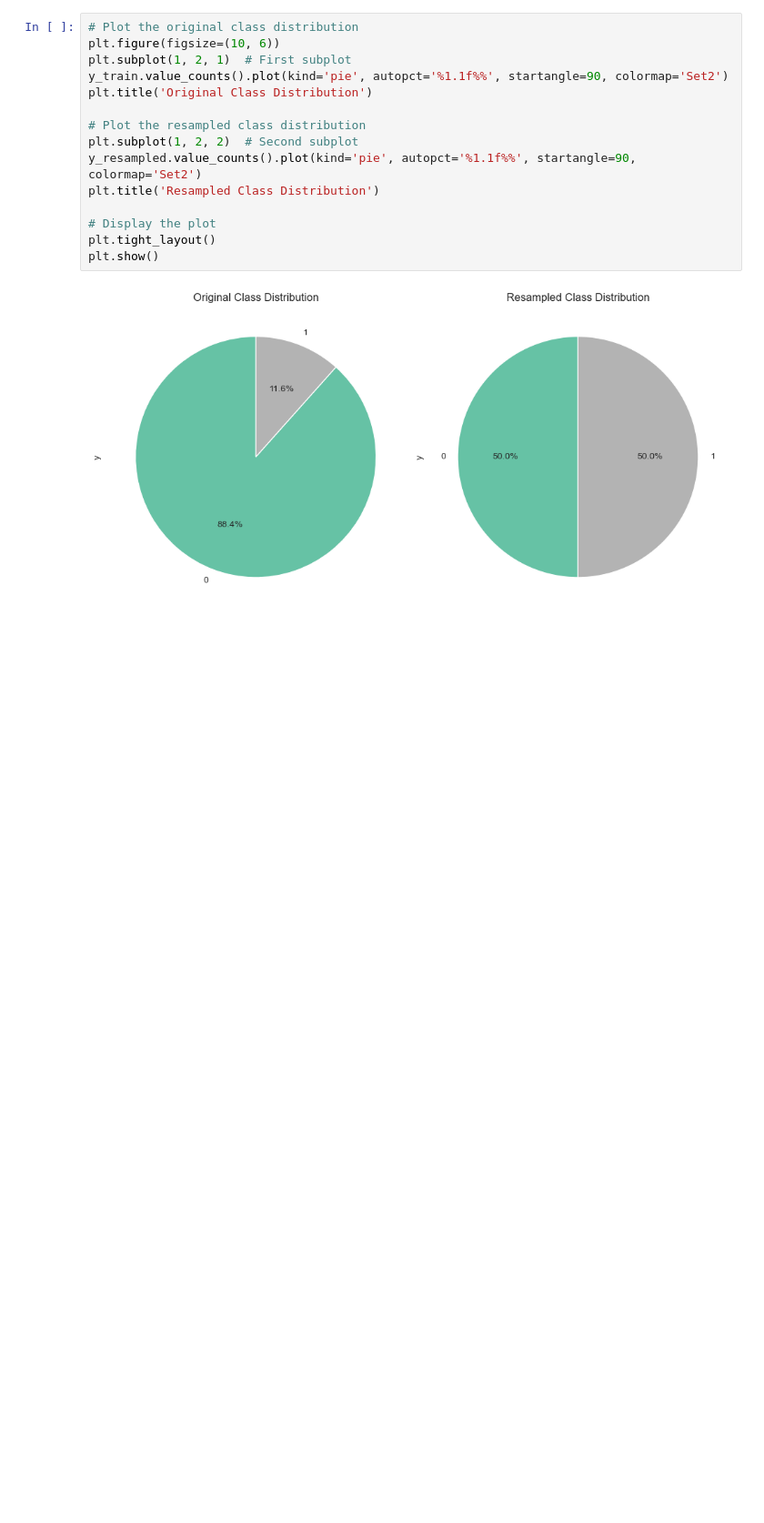
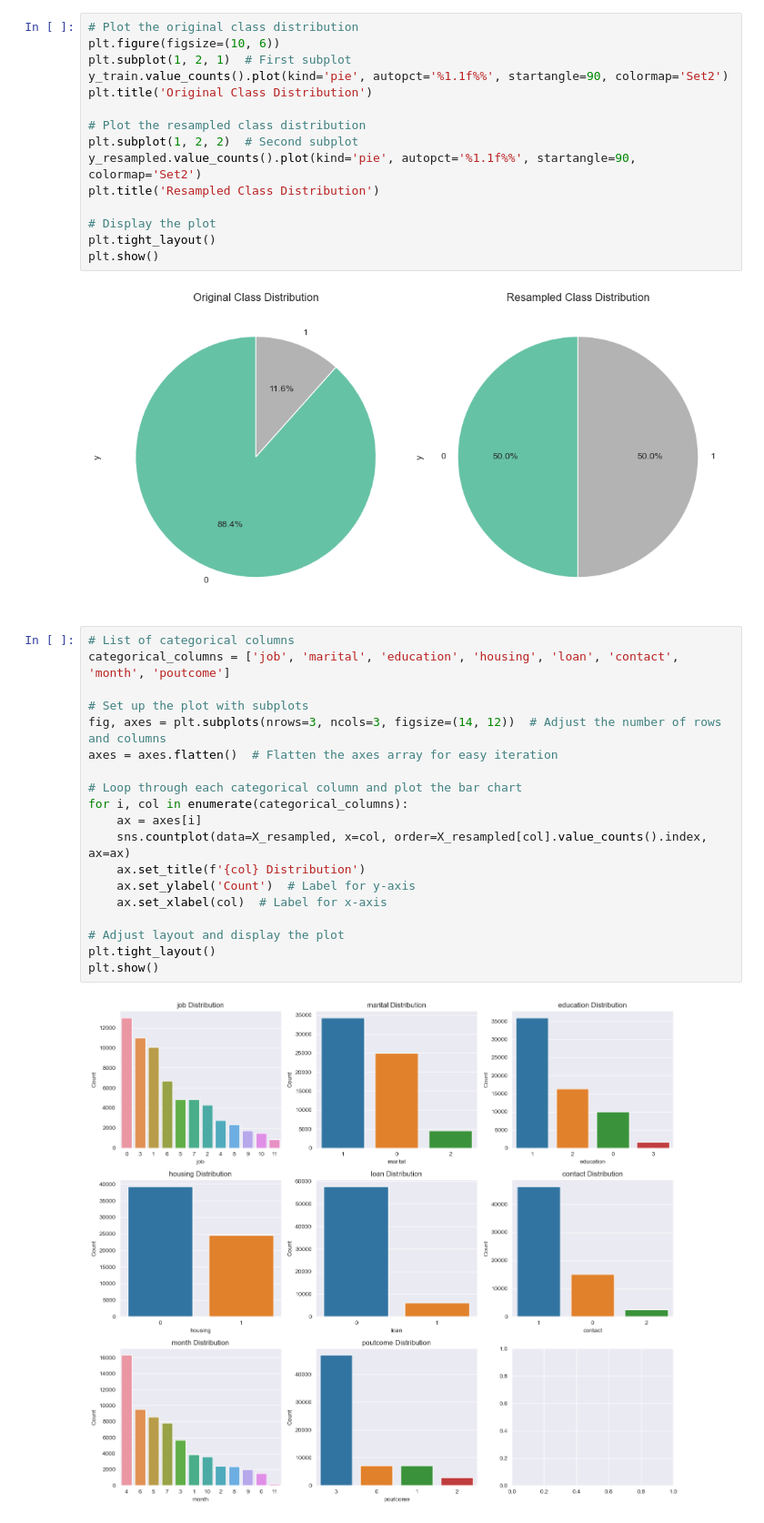
Before and after one commit to senuli-w/CM2604, a Jupyter notebook: 2330973.ipynb, the cells around one changed output. Shown at 91% size. Saved outputs shown, nothing was run; the diff lists cells and outputs as text; blank space fills up the shorter version.

```diff
--- a/2330973.ipynb
+++ b/2330973.ipynb
@@ -1235,3 +1237,24 @@ plt.tight_layout()
 plt.show()
 # %% [output]
 [figure]
+# %%
+# List of categorical columns
+categorical_columns = ['job', 'marital', 'education', 'housing', 'loan', 'contact', 'month', 'poutcome']
+
+# Set up the plot with subplots
+fig, axes = plt.subplots(nrows=3, ncols=3, figsize=(14, 12))  # Adjust the number of rows and columns
+axes = axes.flatten()  # Flatten the axes array for easy iteration
+
+# Loop through each categorical column and plot the bar chart
+for i, col in enumerate(categorical_columns):
+    ax = axes[i]
+    sns.countplot(data=X_resampled, x=col, order=X_resampled[col].value_counts().index, ax=ax)
+    ax.set_title(f'{col} Distribution')
+    ax.set_ylabel('Count')  # Label for y-axis
+    ax.set_xlabel(col)  # Label for x-axis
+
+# Adjust layout and display the plot
+plt.tight_layout()
+plt.show()
+# %% [output]
+[figure, added]
```
Also changed, not shown: parts of 3 cells of this notebook.
